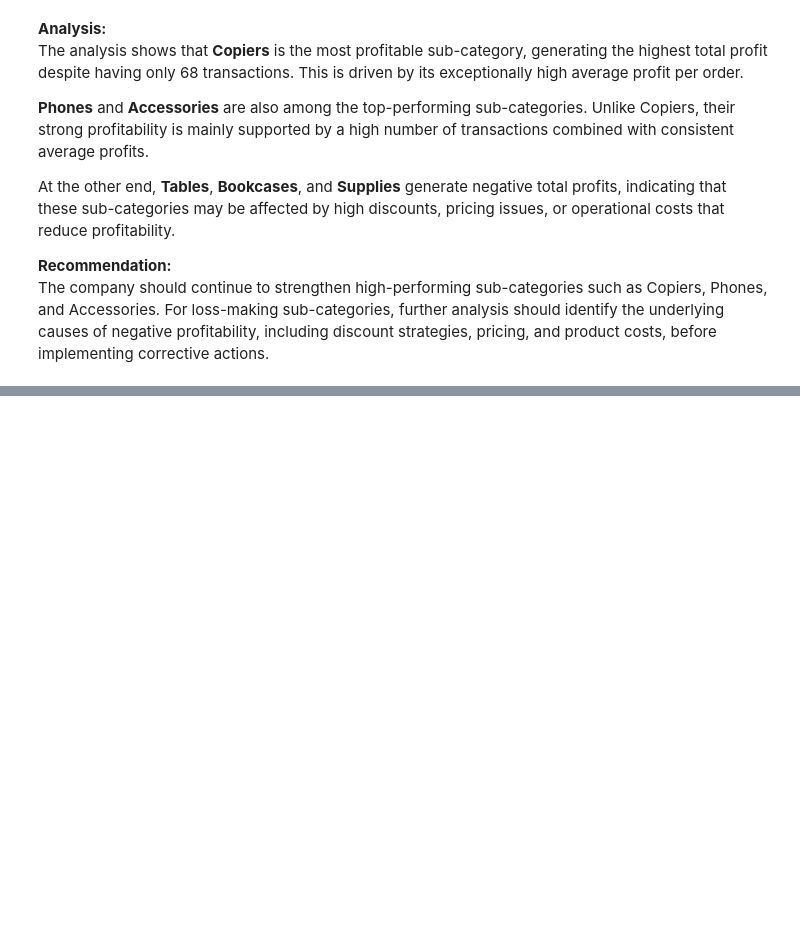
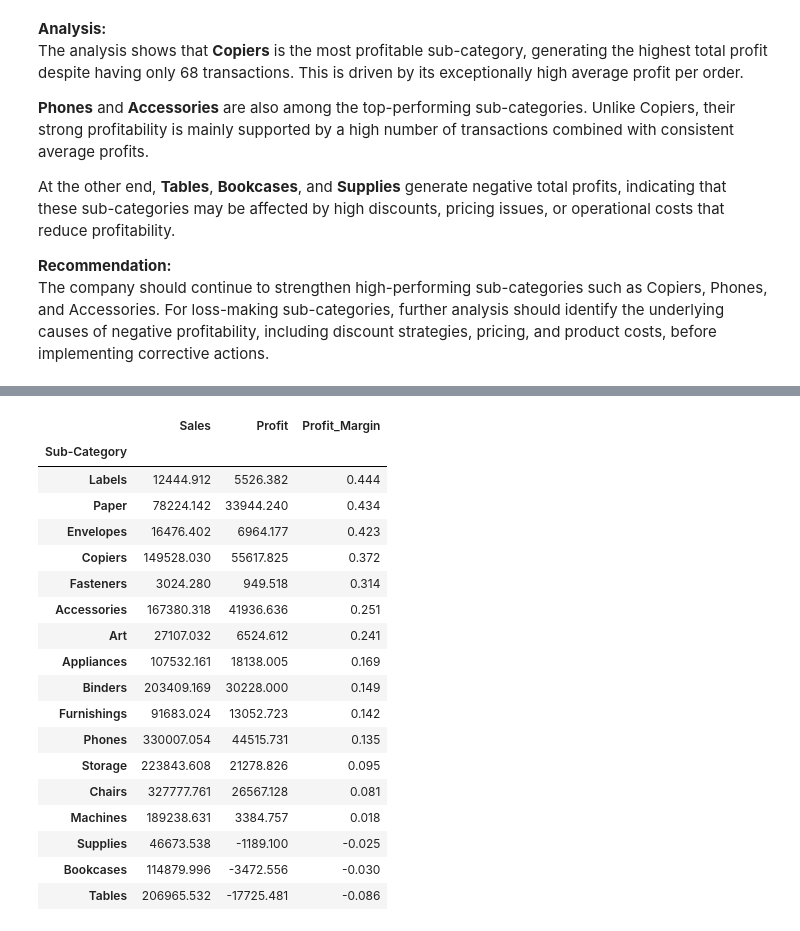
Before and after one commit to clia7/Superstore_Analysis, a Jupyter notebook: superstore-analysis.ipynb, the cells around one changed output, grey strips where cells are left out. Saved outputs shown, nothing was run; the diff lists cells and outputs as text; code cells hidden in the pictures; blank space fills up the shorter version.

```diff
--- a/superstore-analysis.ipynb
+++ b/superstore-analysis.ipynb
@@ -278,0 +382,26 @@ The company should continue to strengthen high-performing sub-categories such as
+# %%
+# Check Profit Margin by Sub-Category
+subcat_margin = (df.groupby('Sub-Category').agg({'Sales' : 'sum', 'Profit' : 'sum'}))
+subcat_margin['Profit_Margin'] = (subcat_margin['Profit'] / subcat_margin['Sales'])
+
+display(subcat_margin.sort_values(by='Profit_Margin',ascending=False).round(3))
+# %% [output]
+|  | Sales | Profit | Profit_Margin |
+| Sub-Category |  |  |  |
+| Labels | 12444.912 | 5526.382 | 0.444 |
+| Paper | 78224.142 | 33944.240 | 0.434 |
+| Envelopes | 16476.402 | 6964.177 | 0.423 |
+| Copiers | 149528.030 | 55617.825 | 0.372 |
+| Fasteners | 3024.280 | 949.518 | 0.314 |
+| Accessories | 167380.318 | 41936.636 | 0.251 |
+| Art | 27107.032 | 6524.612 | 0.241 |
+| Appliances | 107532.161 | 18138.005 | 0.169 |
+| Binders | 203409.169 | 30228.000 | 0.149 |
+| Furnishings | 91683.024 | 13052.723 | 0.142 |
+| Phones | 330007.054 | 44515.731 | 0.135 |
+| Storage | 223843.608 | 21278.826 | 0.095 |
+| Chairs | 327777.761 | 26567.128 | 0.081 |
+| Machines | 189238.631 | 3384.757 | 0.018 |
+| Supplies | 46673.538 | -1189.100 | -0.025 |
+| Bookcases | 114879.996 | -3472.556 | -0.030 |
+| Tables | 206965.532 | -17725.481 | -0.086 |
```
Also changed, not shown: parts of 10 cells of this notebook.
